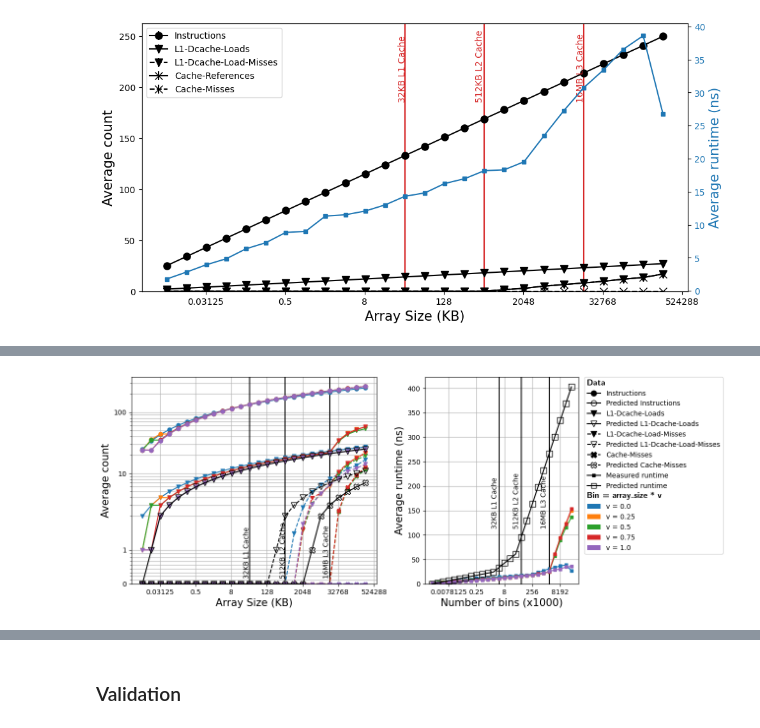
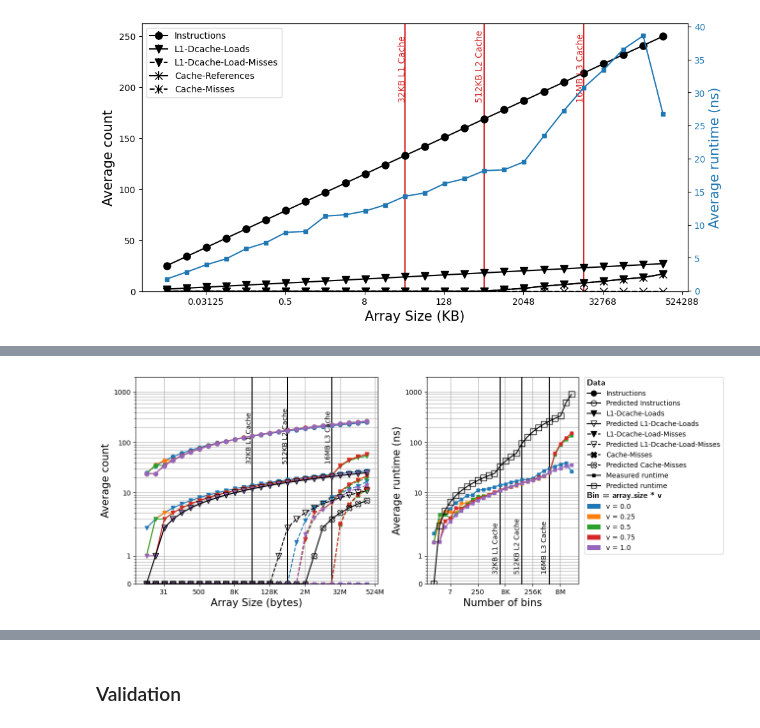
Before and after one commit to jolly-chen/msc-project, a Jupyter notebook: cpu-sequential/validation-das6.ipynb, the cells around one changed output, grey strips where cells are left out. Saved outputs shown, nothing was run; the diff lists cells and outputs as text; code cells hidden in the pictures.

```diff
--- a/cpu-sequential/validation-das6.ipynb
+++ b/cpu-sequential/validation-das6.ipynb
@@ -744,5 +765,6 @@ bm_df.head(10)
 # %%
-validation_results = "das6-cpu/20231127-223143"
+# validation_results = "das6-cpu/20231127-223143"
+validation_results = "das6-cpu/inner_validation"
 validation_df = pd.read_csv(validation_results)
 validation_df["nvals"] =  validation_df["input"].apply(lambda s: float(s.split("_")[-1].split(".")[0]))
 validation_df["distribution"] =  validation_df["input"].apply(lambda s: s.split("_")[1])
@@ -851,7 +890,7 @@ l.SetTextSize(0.05)
 title="Calibration of T_{usb}"
 mg = ROOT.TMultiGraph("mg", title)
 
-g = ROOT.TGraph(len(usb_df["param"]), usb_df["param"].values, usb_df["real_time"].values)
+g = ROOT.TGraph(len(usb_df["param_0"]), usb_df["param_0"].values, usb_df["real_time"].values)
 g.SetMarkerSize(1)
 g.SetMarkerStyle(20)
 mg.Add(g, "P")
@@ -2075,6 +2113,7 @@ def lower_bound(a, v):
     count = len(a)
     last = count - 1
     acc = np.zeros(len(a))
+    indices = []
 
     while count > 0:
         it = first
@@ -2082,6 +2121,7 @@ def lower_bound(a, v):
         it += step
 
         acc[it] += 1
+        indices.append(it)
 
         if a[it] < v:
             it += 1
@@ -2089,9 +2129,9 @@ def lower_bound(a, v):
             count -= step + 1
         else:
             count = step
-    return first, acc
+    return first, acc, indices
 
 a = [0,1,2,3,4,5]
-v = 4
+v = 3.5
 lower_bound(a,v)
 # %% [output]
@@ -2150,9 +2197,8 @@ def T_bscm(cache_size, line_size, nbins):
     # return np.log2(nbins) - np.log2(cache_size/line_size) - np.log2(cache_size) + 1
 def T_binsearch(nbins):
     return (np.log2(nbins) * T_l1
-        + T_bscm(l1_size/8, 8, nbins) * T_l2
-        + T_bscm(l2_size/8, 8, nbins) * T_l3)
-        # +  T_bscm(l3_size, 64, nbins) * T_mem)
+        + T_bscm(l1_size/8, 8, nbins) * T_l2 + T_bscm(l2_size/8, 8, nbins) * T_l3
+        +  T_bscm(l3_size, 64, nbins) * T_mem)
 
 selected_val = cbm_mean["param_1"].unique()
 # selected_val = ["3"]
@@ -2206,11 +2252,10 @@ l3_loads = T_bscm(l2_size, 64, avg_df["nbins"])
 ax.errorbar((avg_df["nbytes"])/norm, l3_loads,
           c=pred_color, marker="X", markersize=8, markerfacecolor='none')
 
-
 hmin, hmax = ax.get_ylim()
 # hmin, hmax = 1e-8, 1e8
-hmax+=100
-div = 0.2
+hmax= 2000
+div = 40
 vclr="k"
 plt.vlines(l1_size/norm, ymin=hmin, ymax=hmax, color=vclr)
 plt.text(l1_size/norm - 13, div, "32KB L1 Cache", rotation=90, color=vclr)
@@ -2219,19 +2264,19 @@ plt.text(l2_size/norm - 180, div, "512KB L2 Cache", rotation=90, color=vclr)
 plt.vlines(l3_size/norm, ymin=hmin, ymax=hmax, color=vclr)
 plt.text(l3_size/norm - 7000, div, "16MB L3 Cache", rotation=90, color=vclr)
 
-plt.xlabel("Array Size (KB)")
+plt.xlabel("Array Size (bytes)")
+plt.xscale("log", base=2)
+ax.xaxis.set_major_formatter(ticker.FuncFormatter(lambda x, _: f"{human_readable(int(x*norm))}"))
+# plt.xlim([0.0005, 32])
+
 # plt.ylabel(f"Benchmarked time ({bm_mean['ime_unit'][0]})")
 plt.ylabel(f"Average count")
-plt.xscale("log", base=2)
 plt.yscale("symlog")
 plt.ylim([0, hmax])
-# plt.xlim([0.0005, 32])
-ax.xaxis.set_major_formatter(ticker.FormatStrFormatter("%g"))
 ax.yaxis.set_major_formatter(ticker.FormatStrFormatter("%g"))
-# plt.ticklabel_format(axis='x', style='plain')
-
 yaxis = plt.gca().yaxis
 yaxis.set_minor_locator(MinorSymLogLocator(1e-1))
+
 ax.grid(True, which="both")
 ################################################
 
@@ -2239,16 +2284,8 @@ ax.grid(True, which="both")
 ax2 = plt.subplot(gs[1])
 acolor = 'k'
 unit = "ns"
-# ax2.set_ylim(
-#     bottom=0,
-    # top=,
-# )
-# ax2.set_xlabel("Array size (KB)")
-ax2.set_xlabel(f"Number of bins (x{int(norm)})")
-ax2.set_ylabel(f"Average runtime ({unit})", color=acolor)
-ax2.set_xscale("log", base=2)
-ax2.tick_params(axis='y', labelcolor=acolor)
-ax2.xaxis.set_major_formatter(ticker.FormatStrFormatter("%g"))
+norm = 1e3
+
 for vi, val in enumerate(selected_val):
     avg_df = cbm_mean.loc[cbm_mean["param_1"] == val]
     std_df = cbm_std.loc[cbm_std["param_1"] == val]
@@ -2265,40 +2302,49 @@ ax2.errorbar((avg_df["nbins"])/norm, T_binsearch(avg_df["nbins"]),
           c=pred_color, marker="s", markersize=8, markerfacecolor='none')
 
 hmin, hmax = ax2.get_ylim()
-div = 115
+hmax= 2000
+div = 0.4
 vclr="k"
 ax2.vlines(l1_size/8/norm, ymin=hmin, ymax=hmax, color=vclr)
 ax2.text(l1_size/8/norm - 2.5, div, "32KB L1 Cache", rotation=90, color=vclr)
 ax2.vlines(l2_size/8/norm, ymin=hmin, ymax=hmax, color=vclr)
 ax2.text(l2_size/8/norm - 42.5, div, "512KB L2 Cache", rotation=90, color=vclr)
 ax2.vlines(l3_size/8/norm, ymin=hmin, ymax=hmax, color=vclr)
 ax2.text(l3_size/8/norm - 1400, div, "16MB L3 Cache", rotation=90, color=vclr)
-ax2.set_ylim([0, hmax]
-    # bottom=0,
-    # top=,
-)
+
+ax2.set_xscale("log", base=2)
+ax2.set_xlabel(f"Number of bins")
+ax2.xaxis.set_major_formatter(ticker.FuncFormatter(lambda x, _: f"{human_readable(int(x*norm))}"))
+
+ax2.set_ylabel(f"Average runtime ({unit})", color=acolor)
+ax2.tick_params(axis='y', labelcolor=acolor)
+ax2.set_ylim([0, hmax])
+ax2.set_yscale("symlog")
+ax2.yaxis.set_major_formatter(ticker.FormatStrFormatter("%g"))
+yaxis = plt.gca().yaxis
+yaxis.set_minor_locator(MinorSymLogLocator(1e-1))
 ax2.grid(True, which="both")
 ###################################################3
 
 # plt.legend(loc="upper left")
 # handles, labels = plt.gca().get_legend_handles_labels()
 hndls = ["Data"]
 hndls.extend(ax.get_legend_handles_labels()[0])
 hndls.append("Bin = array_size * v")
 hndls.extend(ax2.get_legend_handles_labels()[0])
 
 lbls = [""]
 lbls.extend(ax.get_legend_handles_labels()[1])
 lbls.append("")
 lbls.extend(ax2.get_legend_handles_labels()[1])
 
 legend = fig.legend(hndls, lbls, loc='center left', bbox_to_anchor=(0.99, 0.61),
                     handler_map={str: LegendTitle({'fontsize':12})})
 
 # plt.grid()
 # plt.title("LMBench results of memory read latency with different strides and array sizes on ")
 plt.tight_layout()
-plt.savefig("../../images/binsearch_Tbscm.pdf",format="pdf", bbox_inches='tight')
+plt.savefig("../../images/binsearch_mb_Tbscm.pdf",format="pdf", bbox_inches='tight')
 plt.show()
 # %% [output]
-[figure, old version]
+[figure, new version]
```
Also changed, not shown: parts of 28 cells of this notebook.
